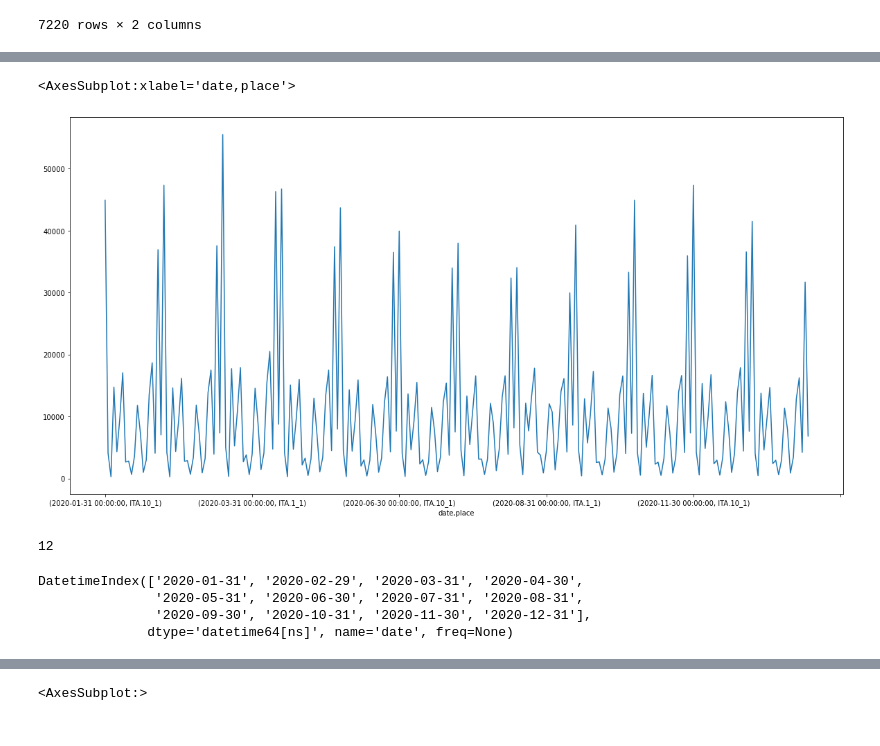
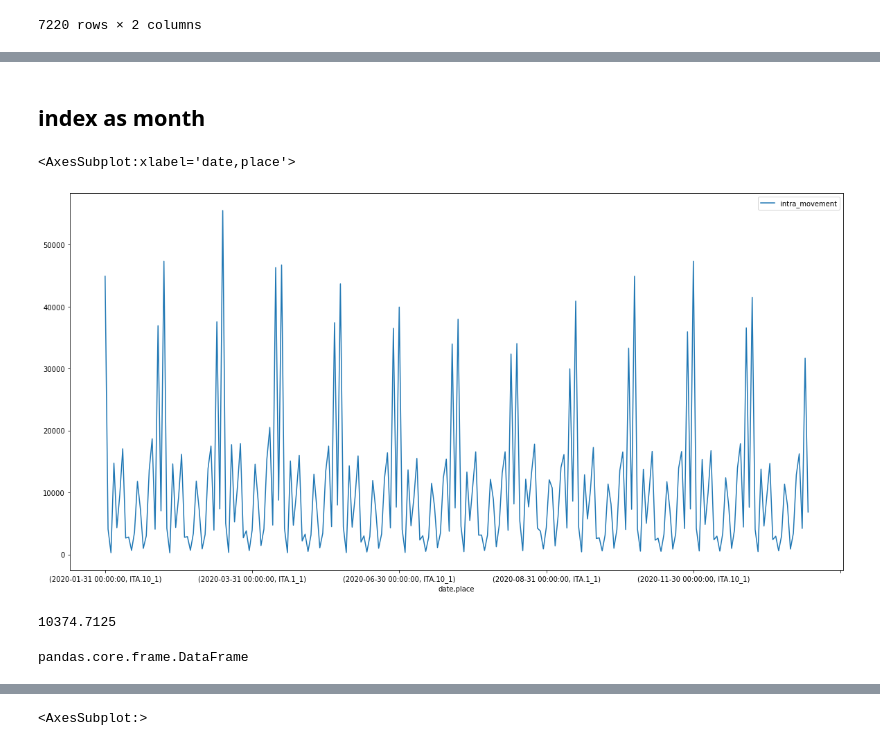
Before and after one commit to gladcolor/GIBD_RESTAPI, a Jupyter notebook: RestAPI.ipynb, the cells around one changed output, grey strips where cells are left out. Cells and saved outputs as stored; diff of their text form; code cells hidden in the pictures.

```diff
--- a/RestAPI.ipynb
+++ b/RestAPI.ipynb
@@ -312,17 +331,23 @@ Name: intra_movement, Length: 240, dtype: int64
-# %%
-groupped.plot(figsize=(20, 10))
-# %% [output]
-<AxesSubplot:xlabel='date,place'>
-[figure, removed]
+# %% [markdown]
+## index as month
+# %%
+groupped = df.groupby([pd.Grouper(freq='M'), 'place'] )['intra_movement'].sum().to_frame()
+# groupped = groupped.reset_index('date')
+groupped
+groupped.plot(figsize=(20, 10))
+# %% [output]
+<AxesSubplot:xlabel='date,place'>
+[figure, added]
+# %%
+vmin= groupped['intra_movement'].min()
+vmax= groupped['intra_movement'].max()
+groupped['intra_movement'].mean()
+# %% [output]
+10374.7125
 # %%
-dates = groupped.index.get_level_values('date').unique()
-len(dates)
+dates = groupped.index.get_level_values("date").unique()
-# %% [output]
-12
-# %%
-dates
-# %% [output]
-DatetimeIndex(['2020-01-31', '2020-02-29', '2020-03-31', '2020-04-30',
-               '2020-05-31', '2020-06-30', '2020-07-31', '2020-08-31',
-               '2020-09-30', '2020-10-31', '2020-11-30', '2020-12-31'],
-              dtype='datetime64[ns]', name='date', freq=None)
+# %%
+jan_data = groupped.loc[dates[0]]   ## dates[0].strftime("%Y-%m-%d")
+type(jan_data)
+# %% [output]
+pandas.core.frame.DataFrame
```
Also changed, not shown: parts of 19 cells of this notebook.
